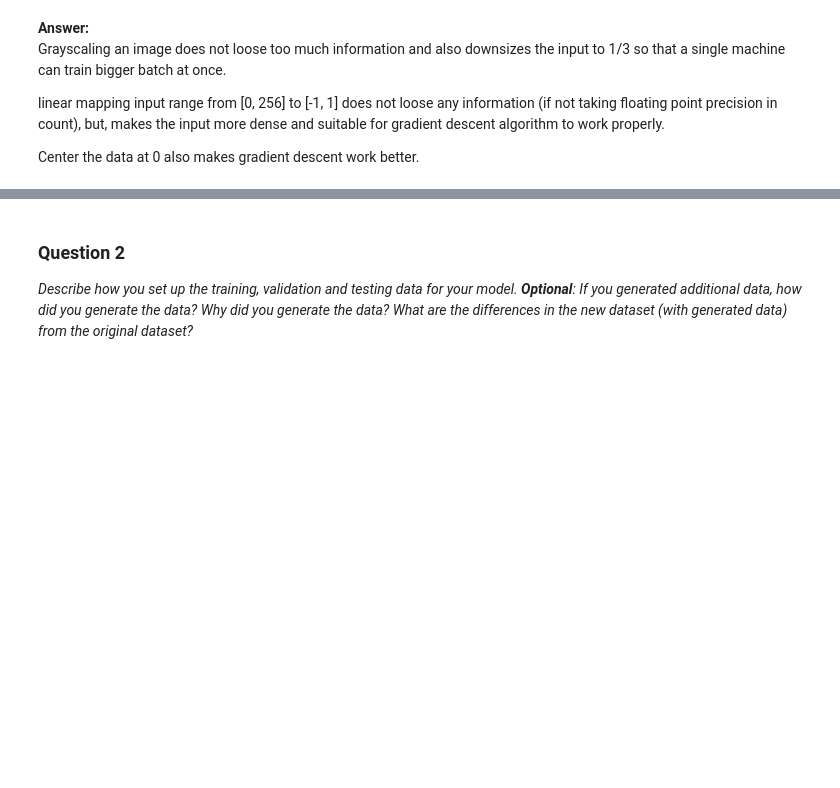
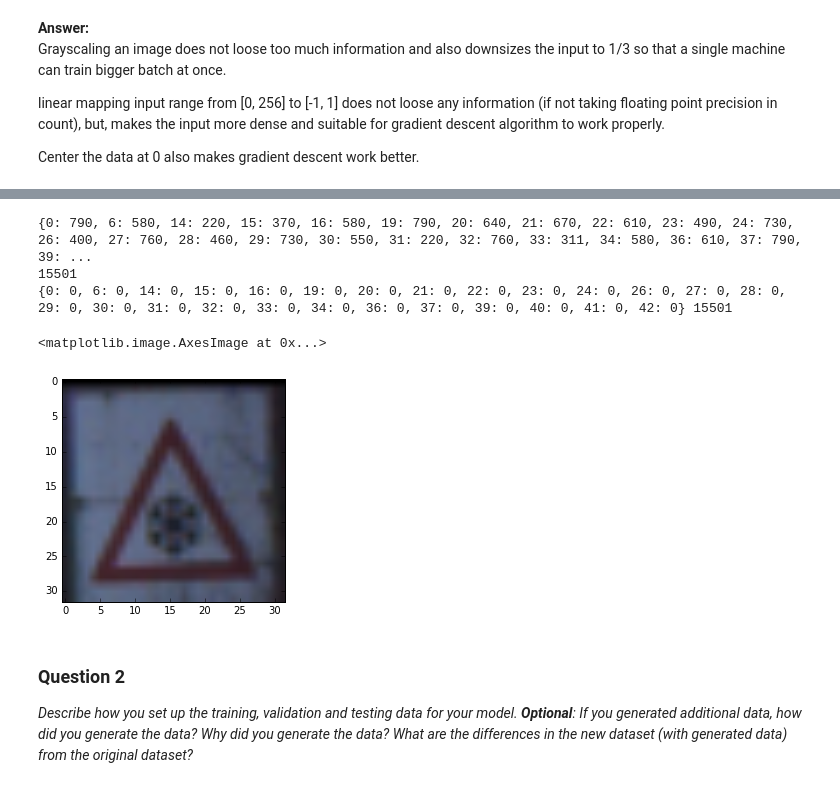
Before and after one commit to CreatCodeBuild/CarND-Traffic-Sign-Classifier-Project, a Jupyter notebook: Traffic_Sign_Classifier.ipynb, the cells around one changed output, grey strips where cells are left out. Cells and saved outputs as stored; diff of their text form; code cells hidden in the pictures; blank space fills up the shorter version.

Commit message:
generated new data

```diff
--- a/Traffic_Sign_Classifier.ipynb
+++ b/Traffic_Sign_Classifier.ipynb
@@ -127,21 +127,3 @@ Here is an example of a [published baseline model on this problem](http://yann.l
 ### Implementation
 
 Use the code cell (or multiple code cells, if necessary) to implement the first step of your project. Once you have completed your implementation and are satisfied with the results, be sure to thoroughly answer the questions that follow.
-# %%
-# the label that has less than 1000 samples and the difference to 1000
-less_than_1000 = {i: 1000 - count for i, count in enumerate(counts) if count < 1000}
-print(less_than_1000)
-
-new_train_samples = np.zeros([np.sum(less_than_1000_diff), 32, 32, 3])
-
-# new_sample_index = 0
-# for i, label in enumerate(less_than_1000_label):
-#     while less_than_1000_diff[i] > 0:
-#         # randomly choose a picture from train samples with the label
-#         # modify it and generate a new image
-
-#         less_than_1000_diff[i] -= 1
-
-while np.sum(less_than_1000.values()) > 0:
-    for sample, label in zip(X_train, y_train):
-        if label in less_than_1000:
@@ -209,3 +185,36 @@ SyntaxError: invalid syntax (<ipython-input-21-c8d7f37bf71e>, line 6)
+# %%
+### Generate data additional data (OPTIONAL!)
+### and split the data into training/validation/testing sets here.
+### Feel free to use as many code cells as needed.
+
+less_than_1000 = {i: 1000 - count for i, count in enumerate(counts) if count < 1000}
+print(less_than_1000)
+
+new_train_samples = np.zeros([sum(less_than_1000.values()), 32, 32, 3])
+new_train_labels  = np.zeros([sum(less_than_1000.values()), 43])
+new_index = 0
+print(sum(less_than_1000.values()))
+
+while sum(less_than_1000.values()) > 0:
+    for sample, label_softmax in zip(X_train_processed, y_train_processed):
+        label = np.argmax(label_softmax)
+        if label in less_than_1000 and less_than_1000[label] > 0:
+            new_train_samples[new_index][1:] = sample[0:31]
+            new_train_labels[new_index] = label_softmax
+            new_index += 1
+            less_than_1000[label] -= 1
+print(less_than_1000, new_index)
+
+X_train_processed = np.concatenate((X_train_processed, new_train_samples), axis=0)
+y_train_processed = np.concatenate((y_train_processed, new_train_labels), axis=0)
+
+plt.imshow(new_train_samples[100])
+# %% [output]
+{0: 790, 6: 580, 14: 220, 15: 370, 16: 580, 19: 790, 20: 640, 21: 670, 22: 610, 23: 490, 24: 730, 26: 400, 27: 760, 28: 460, 29: 730, 30: 550, 31: 220, 32: 760, 33: 311, 34: 580, 36: 610, 37: 790, 39: ...
+15501
+{0: 0, 6: 0, 14: 0, 15: 0, 16: 0, 19: 0, 20: 0, 21: 0, 22: 0, 23: 0, 24: 0, 26: 0, 27: 0, 28: 0, 29: 0, 30: 0, 31: 0, 32: 0, 33: 0, 34: 0, 36: 0, 37: 0, 39: 0, 40: 0, 41: 0, 42: 0} 15501
+<matplotlib.image.AxesImage at 0x...>
+[figure, added]
 # %% [markdown]
 ### Question 2
 
```
Also changed, not shown: parts of 4 cells of this notebook.
